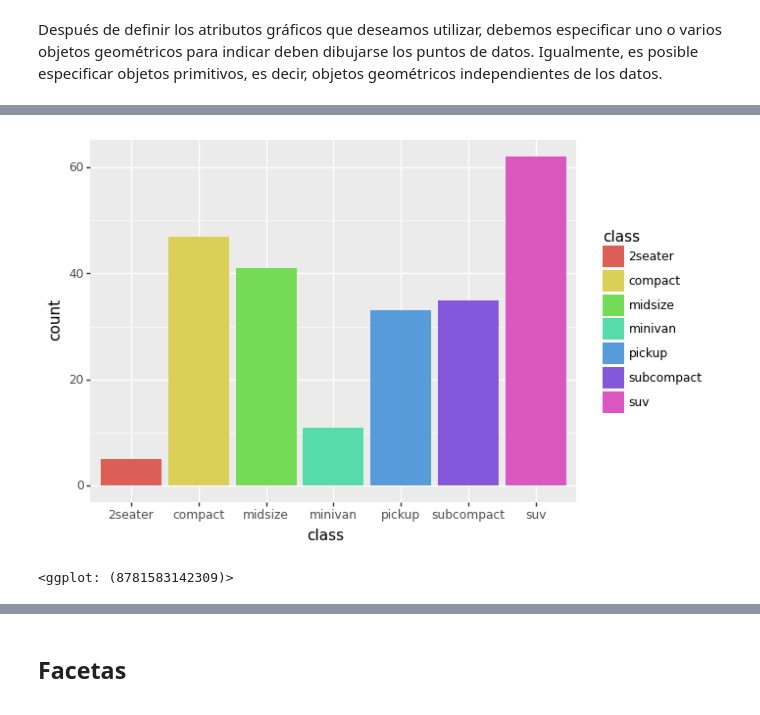
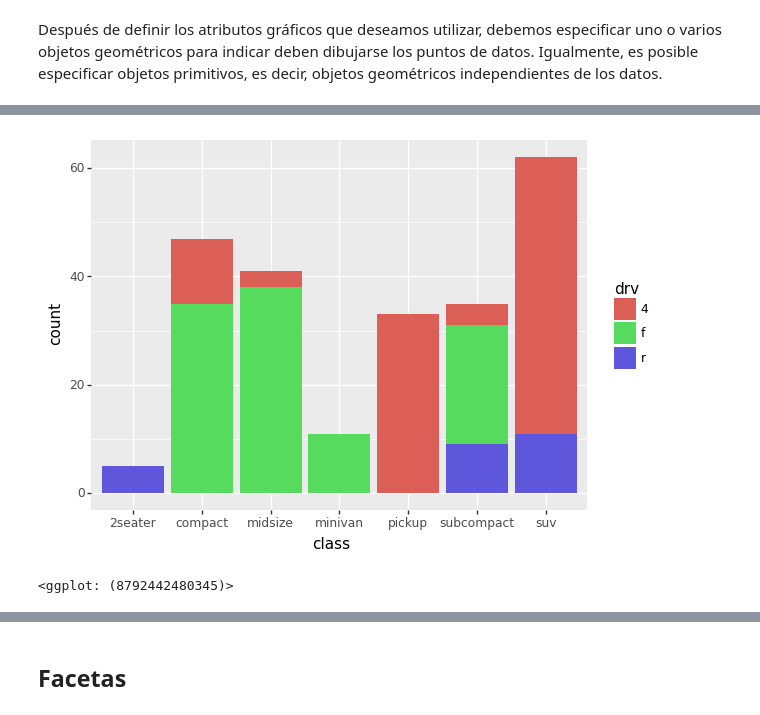
Before and after one commit to sarahiaguilar/fundamentos-cdd, a Jupyter notebook: notebooks/unidad8/viz.ipynb, the cells around one changed output, grey strips where cells are left out. Saved outputs shown, nothing was run; the diff lists cells and outputs as text; code cells hidden in the pictures.

```diff
--- a/notebooks/unidad8/viz.ipynb
+++ b/notebooks/unidad8/viz.ipynb
@@ -113,11 +149,11 @@ Los objeetos geométricos (o `geoms`) pueden ser puntos, líneas, barras, políg
 # %%
 # Crea un gráfico de barras que muestra
 # la clase en el eje x y en el color de las barras
 # y la frecuencia de cada una en el eje y
-ggplot(mpg) + aes(x="class", fill="class") + geom_bar()
+ggplot(mpg) + aes(x="class", fill="drv") + geom_bar(stat="count")
 # %% [output]
-[figure, old version]
+[figure, new version]
-<ggplot: (8781583142309)>
+<ggplot: (8792442480345)>
 # %%
 # Crea un gráfico de cajas que muestra
 # la clase en el eje x
```
Also changed, not shown: parts of 53 cells of this notebook, 3 other files.
